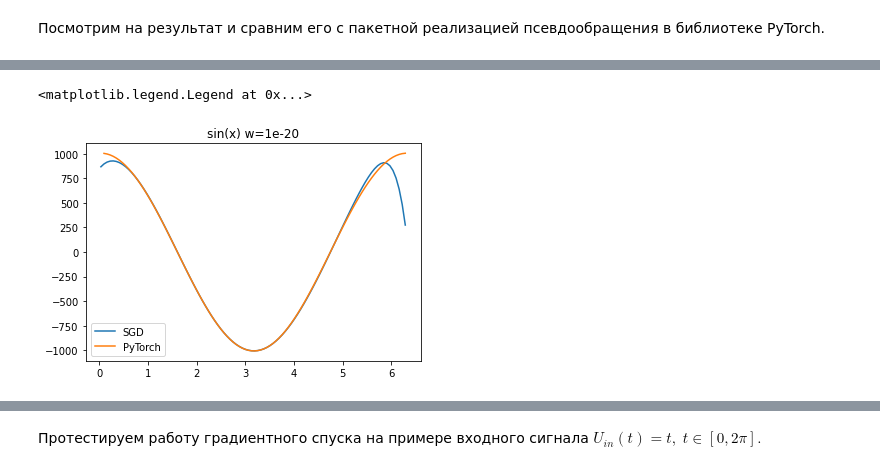
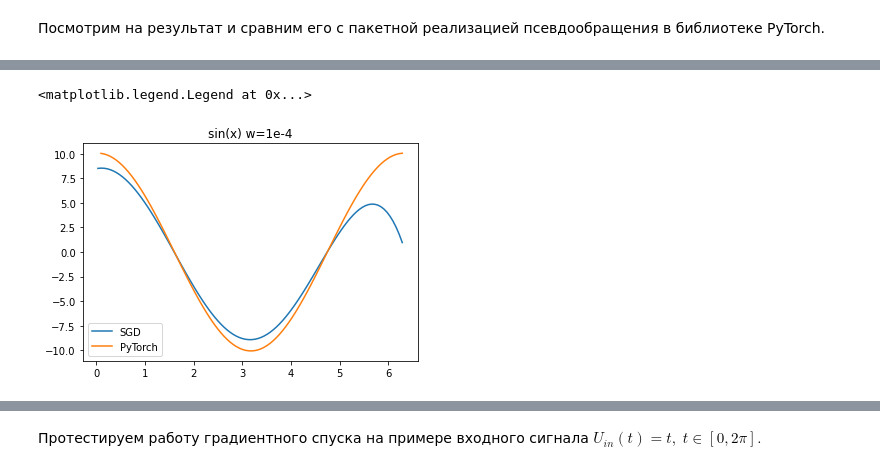
Before and after one commit to fisherj1/RL-operator, a Jupyter notebook: Псевдообратный_оператор_интгерирующей_RL_цепи.ipynb, the cells around one changed output, grey strips where cells are left out. Saved outputs shown, nothing was run; the diff lists cells and outputs as text; code cells hidden in the pictures.

```diff
--- a/Псевдообратный_оператор_интгерирующей_RL_цепи.ipynb
+++ b/Псевдообратный_оператор_интгерирующей_RL_цепи.ipynb
@@ -123,7 +147,7 @@ N = 100
 a = 0
 b = 2*np.pi
 h = b/N
-tau = 1000
+tau = 10
 x_s = torch.linspace(start=a+h/2, end=b, steps=N, requires_grad=False)
 # %%
 def create_matrix(N, delta=1):
@@ -238,9 +282,9 @@ loss: 0.02329285629093647 epoch: 9000
 # %%
 plt.axis()
 plt.plot(x_s, x_1.detach(), label='SGD')
 plt.plot(x_s[1:], torch.matmul(torch.linalg.pinv(A), U_in)[1:], label='PyTorch')
-plt.title('sin(x) w=1e-20')
+plt.title('sin(x) w=1e-4')
 plt.legend()
 # %% [output]
 <matplotlib.legend.Legend at 0x...>
-[figure, old version]
+[figure, new version]
```
Also changed, not shown: parts of 18 cells of this notebook.
